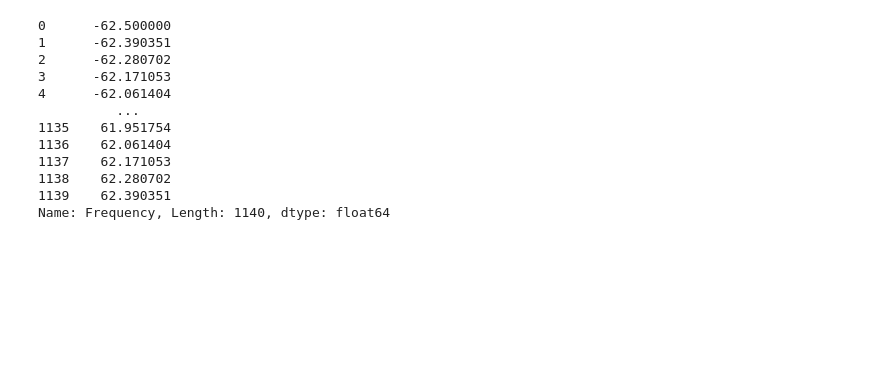
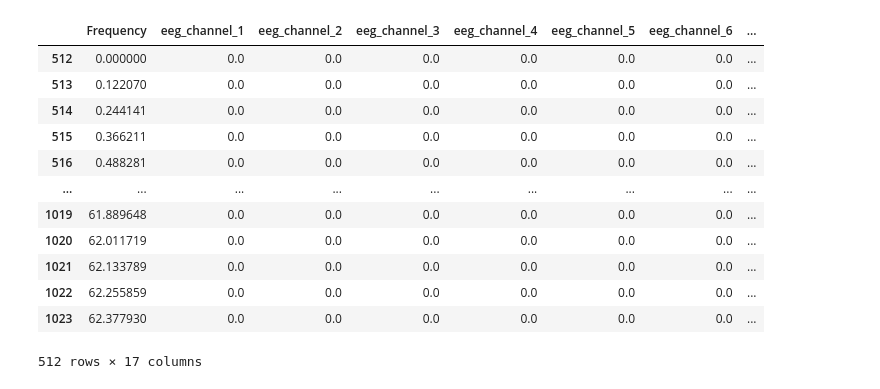
Before and after one commit to nateGeorge/openbci_laryngeal_imagery, a Jupyter notebook: code/testing/EEG_Explorer.ipynb, the cells around one changed output. Saved outputs shown, nothing was run; the diff lists cells and outputs as text; code cells hidden in the pictures; blank space fills up the shorter version.

```diff
--- a/code/testing/EEG_Explorer.ipynb
+++ b/code/testing/EEG_Explorer.ipynb
@@ -162,15 +217,17 @@ Removed data upto 1 seconds.
 # %%
-S1.fft['Frequency']
+S1.make_fft()
+S1.fft
 # %% [output]
+|  | Frequency | eeg_channel_1 | eeg_channel_2 | eeg_channel_3 | eeg_channel_4 | eeg_channel_5 | eeg_channel_6 | ... |
+| 512 | 0.000000 | 0.0 | 0.0 | 0.0 | 0.0 | 0.0 | 0.0 | ... |
+| 513 | 0.122070 | 0.0 | 0.0 | 0.0 | 0.0 | 0.0 | 0.0 | ... |
+| 514 | 0.244141 | 0.0 | 0.0 | 0.0 | 0.0 | 0.0 | 0.0 | ... |
+| 515 | 0.366211 | 0.0 | 0.0 | 0.0 | 0.0 | 0.0 | 0.0 | ... |
+| 516 | 0.488281 | 0.0 | 0.0 | 0.0 | 0.0 | 0.0 | 0.0 | ... |
+| ... | ... | ... | ... | ... | ... | ... | ... | ... |
+| 1019 | 61.889648 | 0.0 | 0.0 | 0.0 | 0.0 | 0.0 | 0.0 | ... |
+| 1020 | 62.011719 | 0.0 | 0.0 | 0.0 | 0.0 | 0.0 | 0.0 | ... |
+| 1021 | 62.133789 | 0.0 | 0.0 | 0.0 | 0.0 | 0.0 | 0.0 | ... |
+| 1022 | 62.255859 | 0.0 | 0.0 | 0.0 | 0.0 | 0.0 | 0.0 | ... |
+| 1023 | 62.377930 | 0.0 | 0.0 | 0.0 | 0.0 | 0.0 | 0.0 | ... |
-0      -62.500000
-1      -62.390351
-2      -62.280702
-3      -62.171053
-4      -62.061404
-          ...
-1135    61.951754
-1136    62.061404
-1137    62.171053
-1138    62.280702
-1139    62.390351
-Name: Frequency, Length: 1140, dtype: float64
+512 rows × 17 columns
```
Also changed, not shown: parts of 10 cells of this notebook.
